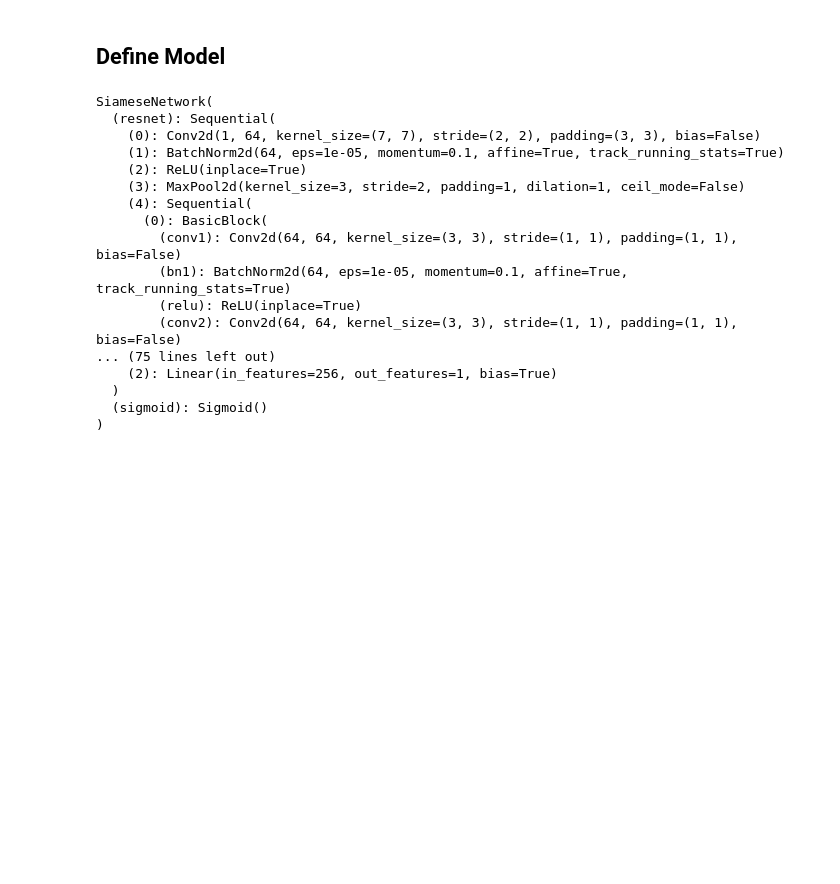
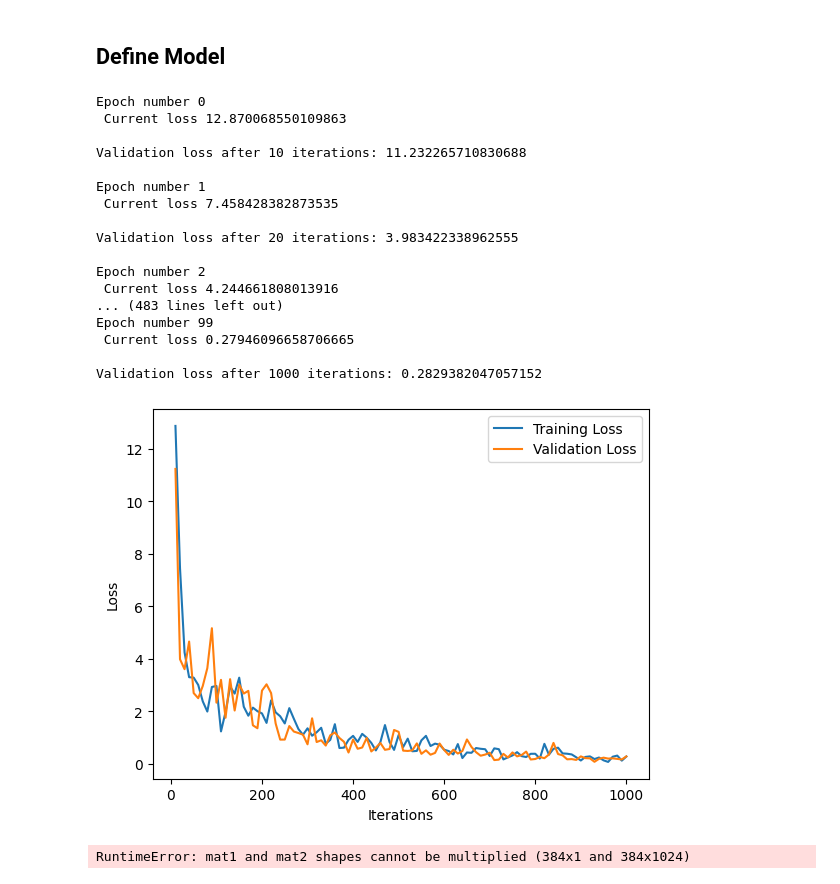
Before and after one commit to Schmiddi3110/DeepVisionProject, a Jupyter notebook: DeepVisionProject.ipynb, the cells around one changed output. Drawn from its saved outputs; the diff is of its cells as text; code cells hidden in the pictures; blank space fills up the shorter version.

```diff
--- a/DeepVisionProject.ipynb
+++ b/DeepVisionProject.ipynb
@@ -263,23 +249,0 @@ class SiameseNetwork(nn.Module):
-# %%
-from torchsummary import summary
-net = SiameseNetwork().cuda()
-
-print(net)
-# %% [output]
-SiameseNetwork(
-  (resnet): Sequential(
-    (0): Conv2d(1, 64, kernel_size=(7, 7), stride=(2, 2), padding=(3, 3), bias=False)
-    (1): BatchNorm2d(64, eps=1e-05, momentum=0.1, affine=True, track_running_stats=True)
-    (2): ReLU(inplace=True)
-    (3): MaxPool2d(kernel_size=3, stride=2, padding=1, dilation=1, ceil_mode=False)
-    (4): Sequential(
-      (0): BasicBlock(
-        (conv1): Conv2d(64, 64, kernel_size=(3, 3), stride=(1, 1), padding=(1, 1), bias=False)
-        (bn1): BatchNorm2d(64, eps=1e-05, momentum=0.1, affine=True, track_running_stats=True)
-        (relu): ReLU(inplace=True)
-        (conv2): Conv2d(64, 64, kernel_size=(3, 3), stride=(1, 1), padding=(1, 1), bias=False)
-... (75 lines left out)
-    (2): Linear(in_features=256, out_features=1, bias=True)
-  )
-  (sigmoid): Sigmoid()
-)
@@ -302,2 +398,32 @@ class ContrastiveLoss(torch.nn.Module):
+# %%
+# Load the training dataset
+face_train_loader = DataLoader(face_train_dataset, shuffle=True, num_workers=8, batch_size=64)
+face_valid_loader = DataLoader(face_valid_dataset, shuffle=True, num_workers=8, batch_size=64)
+
+face_net = SiameseNetwork().cuda()
+criterion = ContrastiveLoss()
+optimizer = optim.Adam(face_net.parameters(), lr = 0.0005 )
+train(face_train_loader, face_valid_loader, face_net, optimizer, criterion)
+test_loss = evaluate_test(face_test_dataset, face_net, criterion)
+# %% [output]
+Epoch number 0
+ Current loss 12.870068550109863
+
+Validation loss after 10 iterations: 11.232265710830688
+
+Epoch number 1
+ Current loss 7.458428382873535
+
+Validation loss after 20 iterations: 3.983422338962555
+
+Epoch number 2
+ Current loss 4.244661808013916
+... (483 lines left out)
+Epoch number 99
+ Current loss 0.27946096658706665
+
+Validation loss after 1000 iterations: 0.2829382047057152
+[figure, added]
+RuntimeError: mat1 and mat2 shapes cannot be multiplied (384x1 and 384x1024)
 # %%
 # Load the training dataset
```
Also changed, not shown: parts of 17 cells of this notebook.
